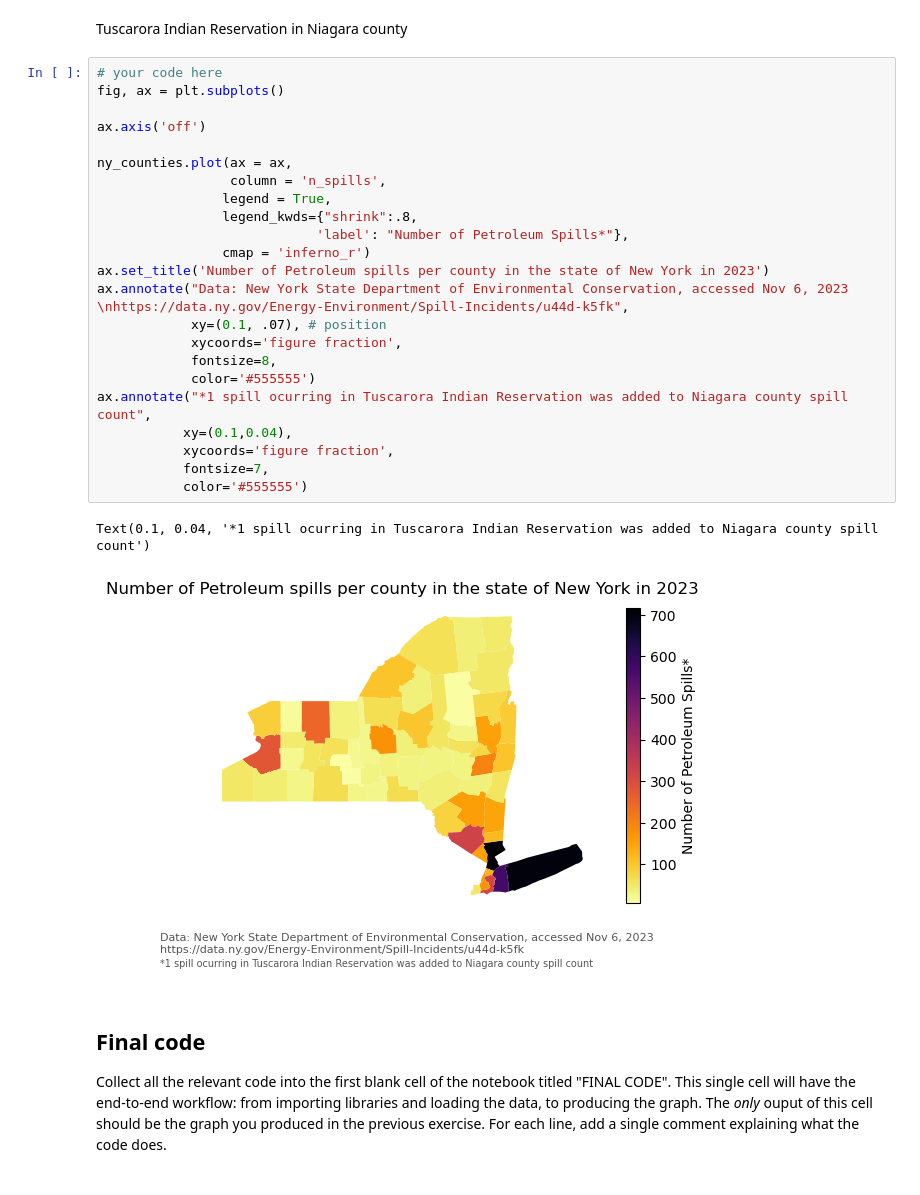
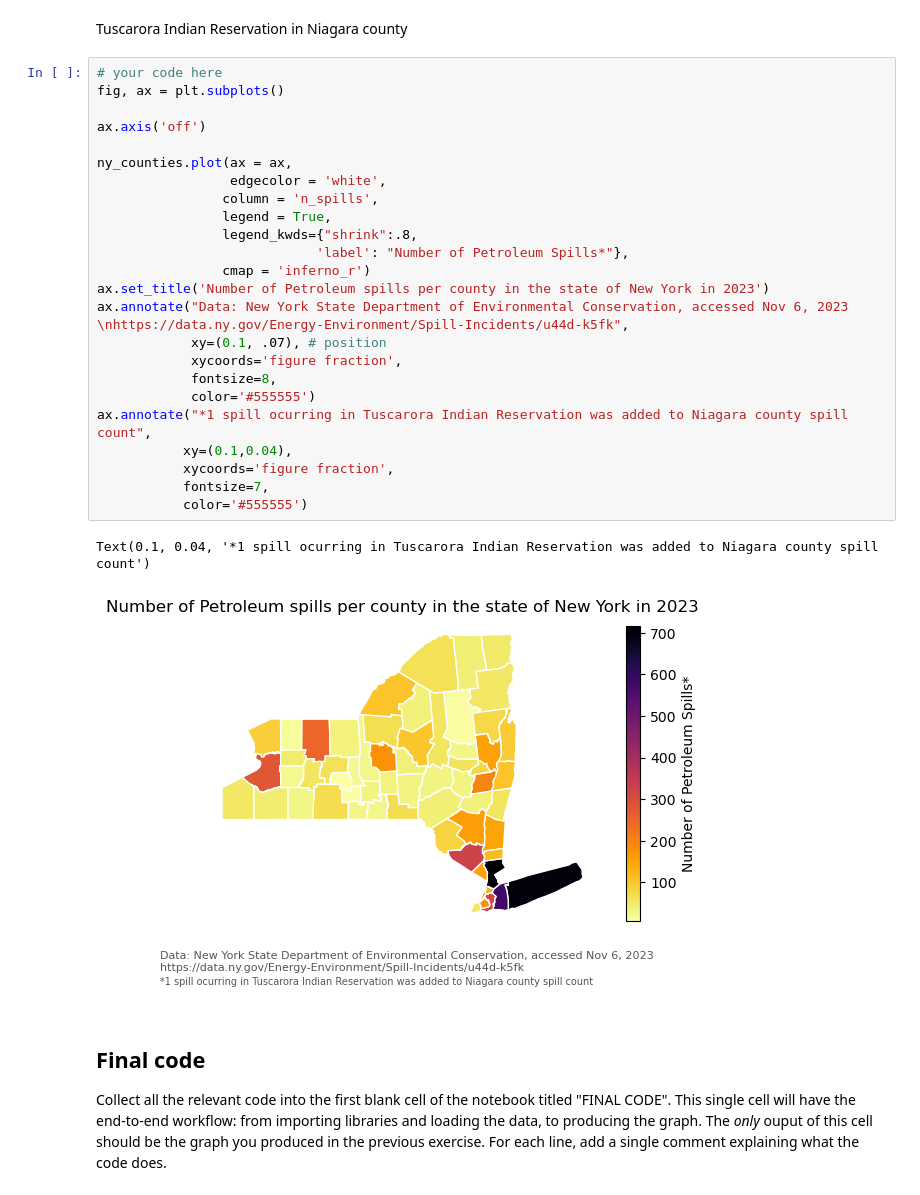
Before and after one commit to amandaherbst/eds220-hwk-3, a Jupyter notebook: hwk3-task1-spills.ipynb, the cells around one changed output. Cells and saved outputs as stored; diff of their text form.

```diff
--- a/hwk3-task1-spills.ipynb
+++ b/hwk3-task1-spills.ipynb
@@ -401,29 +408,30 @@ Tuscarora Indian Reservation in Niagara county
 # %%
 # your code here
 fig, ax = plt.subplots()
 
 ax.axis('off')
 
 ny_counties.plot(ax = ax,
-                 column = 'n_spills',
+                 edgecolor = 'white',
+                column = 'n_spills',
                 legend = True,
                 legend_kwds={"shrink":.8,
                             'label': "Number of Petroleum Spills*"},
                 cmap = 'inferno_r')
 ax.set_title('Number of Petroleum spills per county in the state of New York in 2023')
 ax.annotate("Data: New York State Department of Environmental Conservation, accessed Nov 6, 2023 \nhttps://data.ny.gov/Energy-Environment/Spill-Incidents/u44d-k5fk",
             xy=(0.1, .07), # position
             xycoords='figure fraction',
             fontsize=8,
             color='#555555')
 ax.annotate("*1 spill ocurring in Tuscarora Indian Reservation was added to Niagara county spill count",
            xy=(0.1,0.04),
            xycoords='figure fraction',
            fontsize=7,
            color='#555555')
 # %% [output]
 Text(0.1, 0.04, '*1 spill ocurring in Tuscarora Indian Reservation was added to Niagara county spill count')
-[figure, old version]
+[figure, new version]
 # %% [markdown]
 ## Final code
 
```
Also changed, not shown: parts of 1 cell of this notebook.
